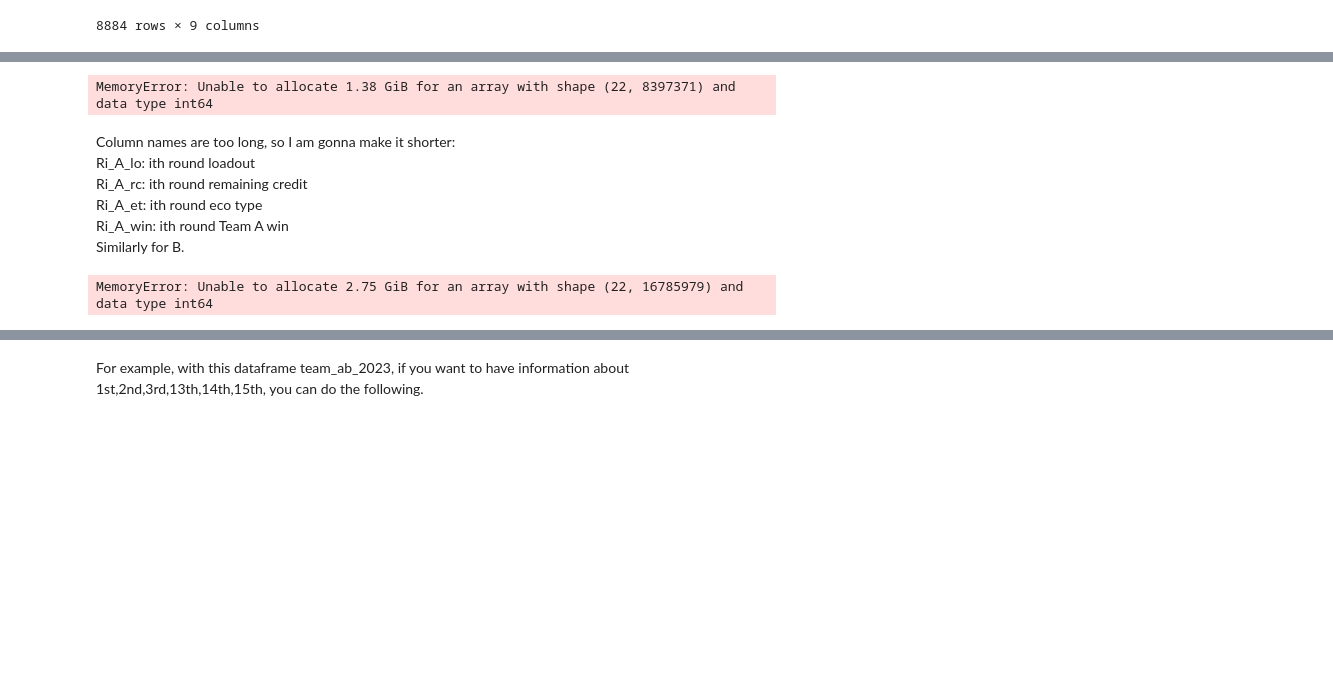
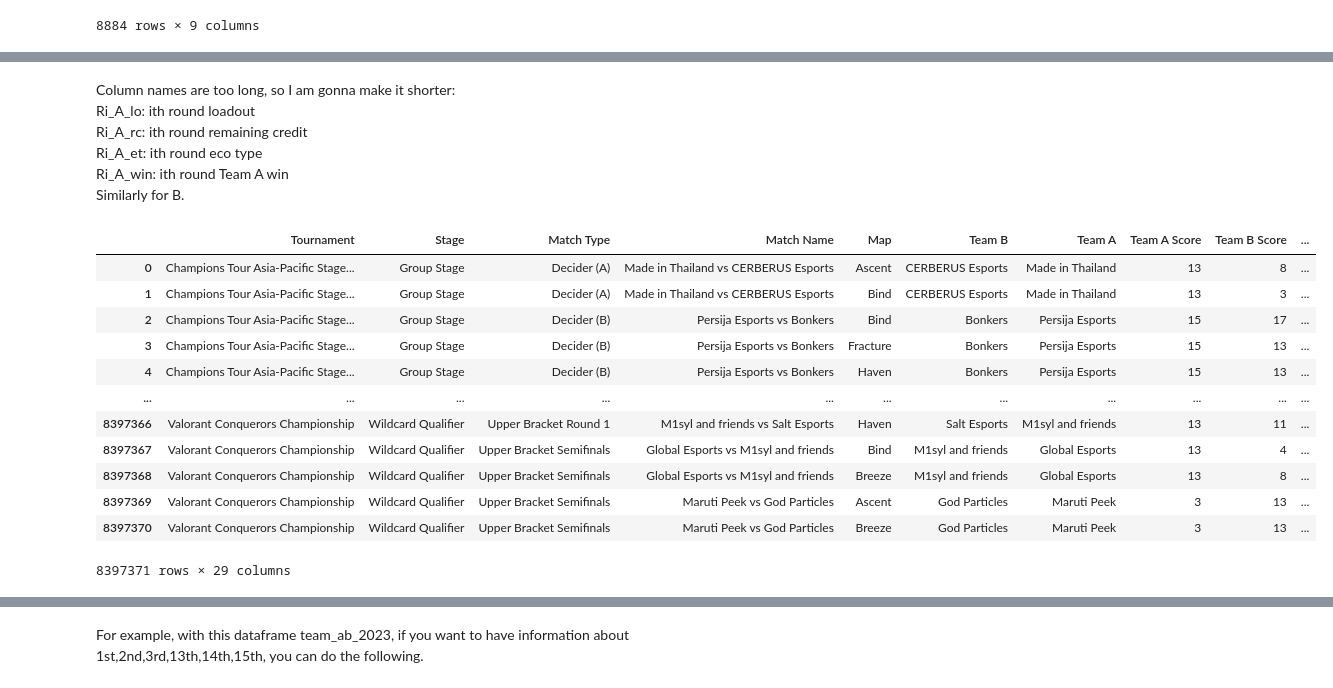
Before and after one commit to ahrlim/vct-erdos-project, a Jupyter notebook: notebooks/Economy/vct_2022_eco_rounds_exploration.ipynb, the cells around one changed output, grey strips where cells are left out. Cells and saved outputs as stored; diff of their text form; code cells hidden in the pictures; blank space fills up the shorter version.

```diff
--- a/notebooks/Economy/vct_2022_eco_rounds_exploration.ipynb
+++ b/notebooks/Economy/vct_2022_eco_rounds_exploration.ipynb
@@ -52,7 +52,3 @@ team_ab_2022
 | 8882 | Champions Tour CIS Stage 1: Chall... | Closed Qualifier | Grand Final | Natus Vincere vs FunPlus Phoenix | Haven | Natus Vincere | FunPlus Phoenix | 7 | 13 |
 | 8883 | Champions Tour CIS Stage 1: Chall... | Closed Qualifier | Grand Final | Natus Vincere vs FunPlus Phoenix | Split | Natus Vincere | FunPlus Phoenix | 3 | 13 |
 8884 rows × 9 columns
-# %%
-#eco_rounds.keys()
-for i in range(12, 17):
-    print(i)
@@ -64,0 +55,3 @@ for i in range(12, 17):
+# %%
+eco_rounds = eco_rounds.drop(columns=["Remaining Credits", "Outcome", "Type"])
+eco_rounds.head()
@@ -65,32 +65,28 @@ for i in range(12, 17):
 # %%
-# change eco round data shape so that it can be compatible with agent pick dataframe.
-# this cell is a sample to show how I will add eco rounds into team_ab_2023
+# # change eco round data shape so that it can be compatible with agent pick dataframe.
+# # this cell is a sample to show how I will add eco rounds into team_ab_2023
 
-display(team_ab_2022.rename(columns={"Team A":"Team"}))
+# display(team_ab_2022.rename(columns={"Team A":"Team"}))
 
-round1_eco_rounds = eco_rounds[eco_rounds["Round Number"] == 1]
-keys = ['Tournament', 'Stage', 'Match Type', 'Match Name', 'Map','Team']
+# round1_eco_rounds = eco_rounds[eco_rounds["Round Number"] == 1]
+# keys = ['Tournament', 'Stage', 'Match Type', 'Match Name', 'Map','Team']
 
-display(round1_eco_rounds)
+# display(round1_eco_rounds)
 
-pd.merge(
-    team_ab_2022.rename(columns={"Team A":"Team"})\
-    ,round1_eco_rounds.drop(columns=["Round Number", "Remaining Credits", "Outcome", "Type"])\
-    ,on=keys
-)\
-.rename(columns={"Loadout Value":"R1_loadout_A"})\
-.rename(columns={"Team":"Team A", "Team B":"Team"})\
-.set_index(['Tournament', 'Stage', 'Match Type', 'Match Name', 'Map','Team'])\
-.join(round1_eco_rounds.drop(columns=["Round Number",  "Remaining Credits", "Outcome", "Type"])\
-      .set_index(['Tournament', 'Stage', 'Match Type', 'Match Name', 'Map','Team'])\
-)\
-.reset_index()\
-.rename(columns={"Loadout Value":"R1_loadout_B"})\
-.rename(columns={"Team":"Team B"})\
-
-#team_ab_2022["Diff"]=team_ab_2022["R1_loadout_A"]-team_ab_2022["R1_loadout_B"]
+# pd.merge(
+#     team_ab_2022.rename(columns={"Team A":"Team"})\
+#     ,round1_eco_rounds.drop(columns=["Round Number"])\
+#     ,on=keys
+# )\
+# .rename(columns={"Loadout Value":"R1_loadout_A"})\
+# .rename(columns={"Team":"Team A", "Team B":"Team"})\
+# .set_index(['Tournament', 'Stage', 'Match Type', 'Match Name', 'Map','Team'])\
+# .join(round1_eco_rounds.drop(columns=["Round Number"])\
+#       .set_index(['Tournament', 'Stage', 'Match Type', 'Match Name', 'Map','Team'])\
+# )\
+# .reset_index()\
+# .rename(columns={"Loadout Value":"R1_loadout_B"})\
+# .rename(columns={"Team":"Team B"})\
-# %% [output]
-MemoryError: Unable to allocate 1.38 GiB for an array with shape (22, 8397371) and data type int64
 # %% [markdown]
 Column names are too long, so I am gonna make it shorter:\
 Ri_A_lo: ith round loadout\
@@ -101,26 +97,38 @@ Similarly for B.
 # %%
 keys = ['Tournament', 'Stage', 'Match Type', 'Match Name', 'Map','Team']
 
-for i in range(13):
+for i in range(10):
     team_ab_2022 =\
     pd.merge(
         team_ab_2022.rename(columns={"Team A":"Team"})\
-        ,eco_rounds[eco_rounds["Round Number"] == i+1].drop(columns=["Round Number", "Remaining Credits", "Outcome", "Type"])\
+        ,eco_rounds[eco_rounds["Round Number"] == i+1].drop(columns=["Round Number"])\
         ,on=keys
     )\
     .rename(columns={"Loadout Value":f"R{i+1}_A_lo"})\
     .rename(columns={"Team":"Team A", "Team B":"Team"})\
     .set_index(['Tournament', 'Stage', 'Match Type', 'Match Name', 'Map','Team'])\
-    .join(eco_rounds[eco_rounds["Round Number"] == i+1].drop(columns=["Round Number", "Remaining Credits", "Outcome", "Type"])\
+    .join(eco_rounds[eco_rounds["Round Number"] == i+1].drop(columns=["Round Number"])\
         .set_index(['Tournament', 'Stage', 'Match Type', 'Match Name', 'Map','Team'])\
     )\
     .reset_index()\
     .rename(columns={"Loadout Value":f"R{i+1}_B_lo"})\
     .rename(columns={"Team":"Team B"})\
 
 team_ab_2022
 # %% [output]
+|  | Tournament | Stage | Match Type | Match Name | Map | Team B | Team A | Team A Score | Team B Score | ... |
+| 0 | Champions Tour Asia-Pacific Stage... | Group Stage | Decider (A) | Made in Thailand vs CERBERUS Esports | Ascent | CERBERUS Esports | Made in Thailand | 13 | 8 | ... |
+| 1 | Champions Tour Asia-Pacific Stage... | Group Stage | Decider (A) | Made in Thailand vs CERBERUS Esports | Bind | CERBERUS Esports | Made in Thailand | 13 | 3 | ... |
+| 2 | Champions Tour Asia-Pacific Stage... | Group Stage | Decider (B) | Persija Esports vs Bonkers | Bind | Bonkers | Persija Esports | 15 | 17 | ... |
+| 3 | Champions Tour Asia-Pacific Stage... | Group Stage | Decider (B) | Persija Esports vs Bonkers | Fracture | Bonkers | Persija Esports | 15 | 13 | ... |
+| 4 | Champions Tour Asia-Pacific Stage... | Group Stage | Decider (B) | Persija Esports vs Bonkers | Haven | Bonkers | Persija Esports | 15 | 13 | ... |
+| ... | ... | ... | ... | ... | ... | ... | ... | ... | ... | ... |
+| 8397366 | Valorant Conquerors Championship | Wildcard Qualifier | Upper Bracket Round 1 | M1syl and friends vs Salt Esports | Haven | Salt Esports | M1syl and friends | 13 | 11 | ... |
+| 8397367 | Valorant Conquerors Championship | Wildcard Qualifier | Upper Bracket Semifinals | Global Esports vs M1syl and friends | Bind | M1syl and friends | Global Esports | 13 | 4 | ... |
+| 8397368 | Valorant Conquerors Championship | Wildcard Qualifier | Upper Bracket Semifinals | Global Esports vs M1syl and friends | Breeze | M1syl and friends | Global Esports | 13 | 8 | ... |
+| 8397369 | Valorant Conquerors Championship | Wildcard Qualifier | Upper Bracket Semifinals | Maruti Peek vs God Particles | Ascent | God Particles | Maruti Peek | 3 | 13 | ... |
+| 8397370 | Valorant Conquerors Championship | Wildcard Qualifier | Upper Bracket Semifinals | Maruti Peek vs God Particles | Breeze | God Particles | Maruti Peek | 3 | 13 | ... |
-MemoryError: Unable to allocate 2.75 GiB for an array with shape (22, 16785979) and data type int64
+8397371 rows × 29 columns
 # %%
 #assert len(team_ab_2022.keys()) == ((5 + 2 + 2) + (12*4)*2)  # check the number of columns is correct.
 # %%
```
Also changed, not shown: parts of 11 cells of this notebook, 1 other file.
